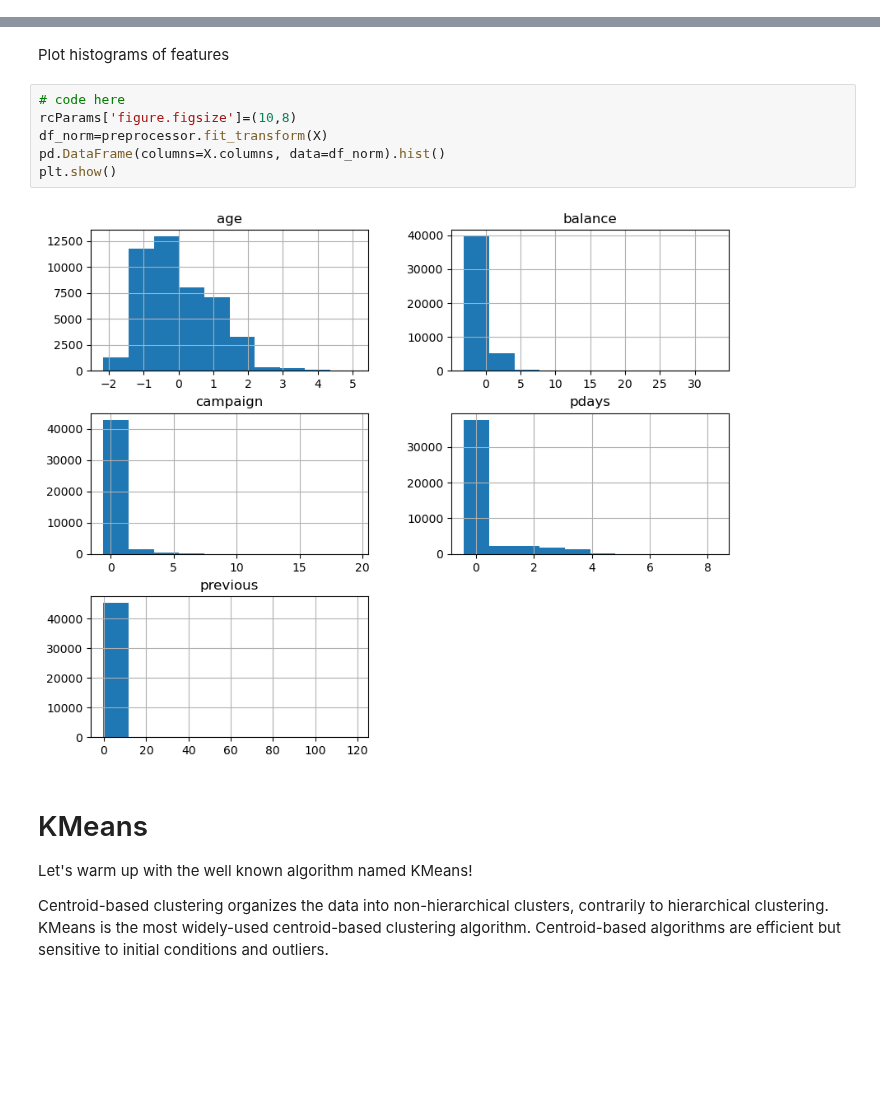
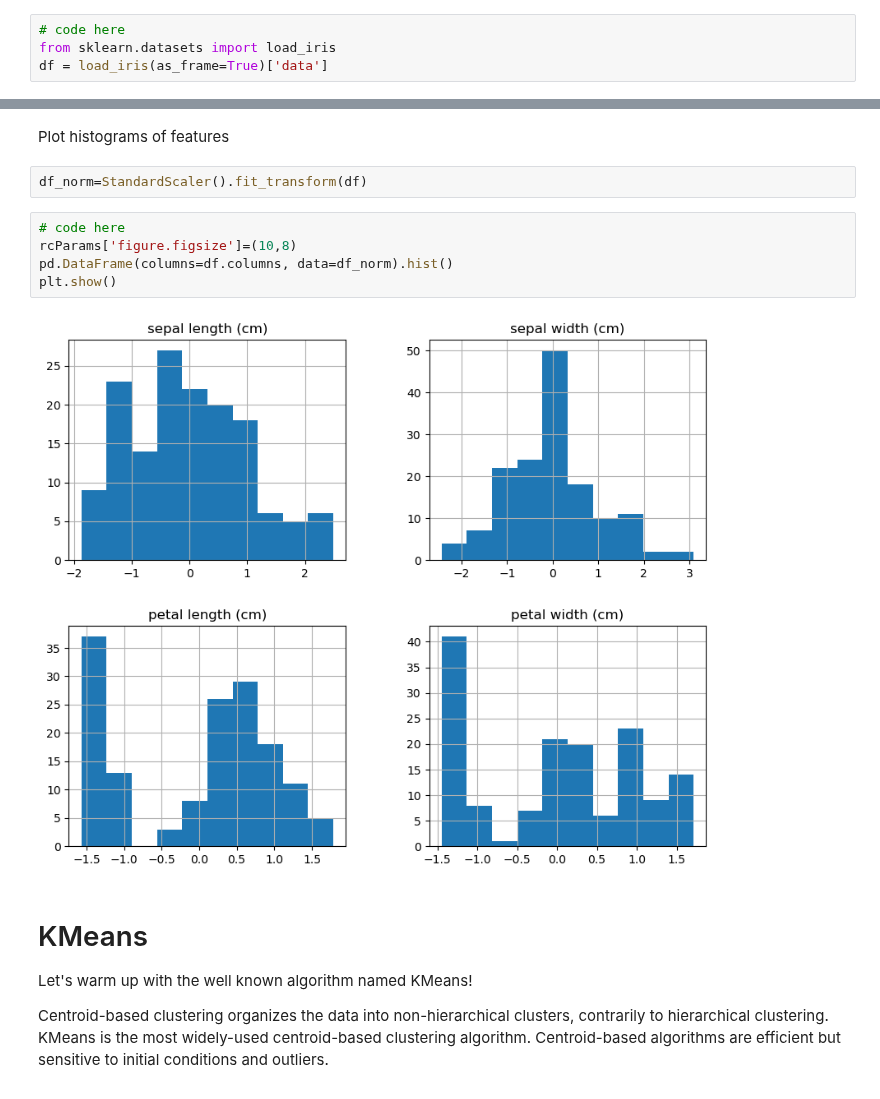
Before and after one commit to ThibaultLaunois/CampNum-12_ML2_Classification_and_Clustering, a Jupyter notebook: ML2.3_clustering_intro/notebook/Clustering_v2.ipynb, the cells around one changed output, grey strips where cells are left out. Saved outputs shown, nothing was run; the diff lists cells and outputs as text; blank space fills up the shorter version.

Commit message:
refac: it3 change to iris dataset

```diff
--- a/ML2.3_clustering_intro/notebook/Clustering_v2.ipynb
+++ b/ML2.3_clustering_intro/notebook/Clustering_v2.ipynb
@@ -66,3 +62,7 @@ df['y']=df['y'].replace({'yes':'1','no':'0'}).astype(int)
+# %%
+# code here
+from sklearn.datasets import load_iris
+df = load_iris(as_frame=True)['data']
 # %% [markdown]
 Print a summary of the data as well as the first 5 rows.
 # %%
@@ -125,14 +109,15 @@ Name: count, dtype: int64
 Pas de valeurs manquantes
 # %% [markdown]
 Plot histograms of features
+# %%
+df_norm=StandardScaler().fit_transform(df)
 # %%
 # code here
 rcParams['figure.figsize']=(10,8)
-df_norm=preprocessor.fit_transform(X)
-pd.DataFrame(columns=X.columns, data=df_norm).hist()
+pd.DataFrame(columns=df.columns, data=df_norm).hist()
 plt.show()
 # %% [output]
-[figure, old version]
+[figure, new version]
 # %% [markdown]
 # KMeans
 
```
Also changed, not shown: parts of 11 cells of this notebook.
